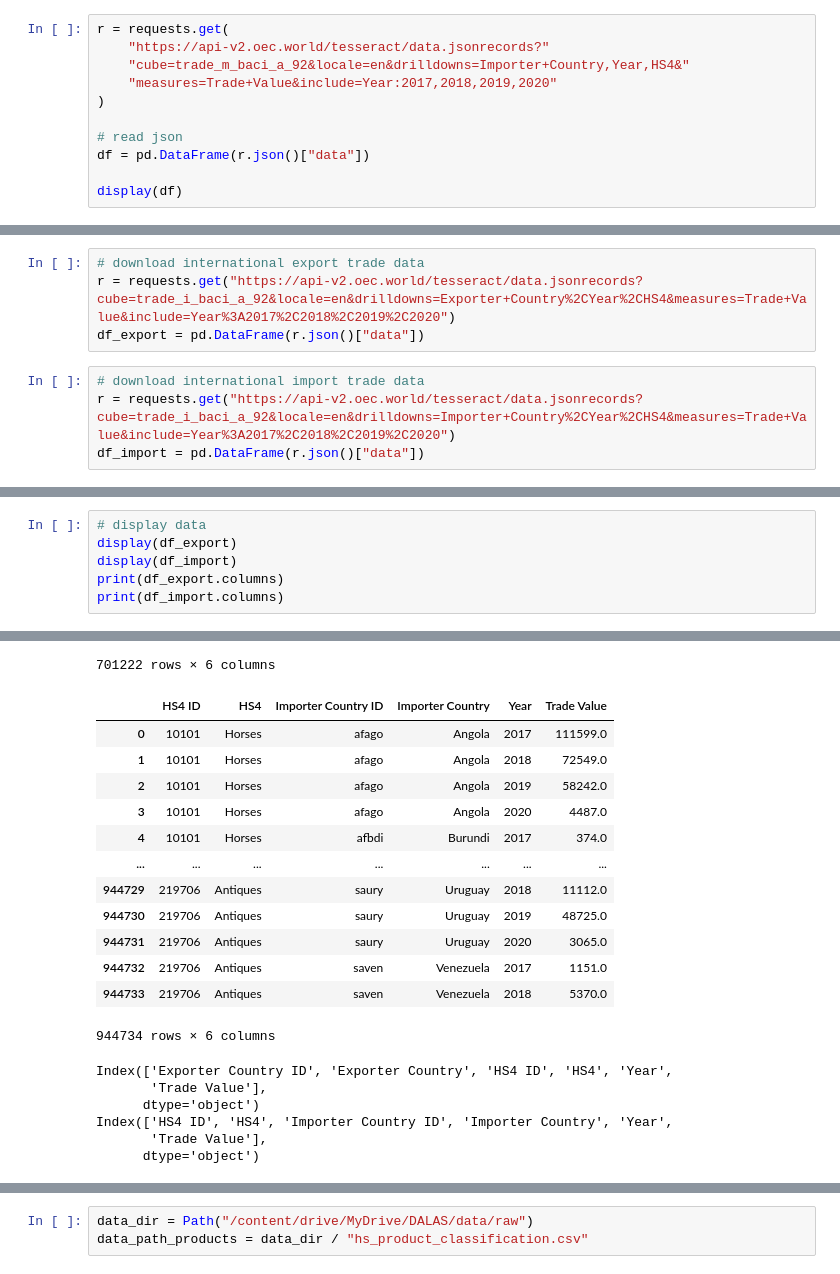
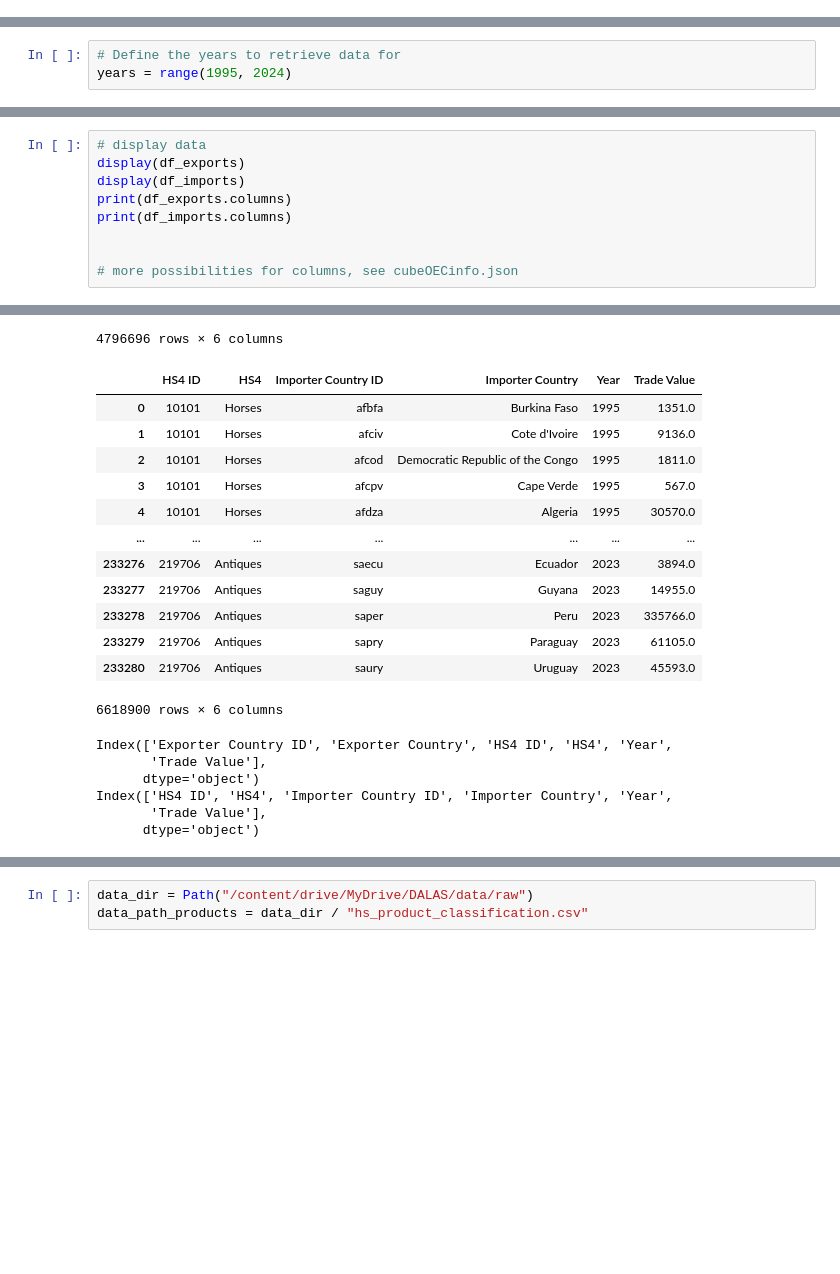
Before and after one commit to linneasandersen/dalas-project, a Jupyter notebook: DataCollection.ipynb, the cells around one changed output, grey strips where cells are left out. Drawn from its saved outputs; the diff is of its cells as text; blank space fills up the shorter version.

Commit message:
OEC data

```diff
--- a/DataCollection.ipynb
+++ b/DataCollection.ipynb
@@ -31,11 +20,0 @@ print(f"Data saved to {raw_path}")
-# %%
-r = requests.get(
-    "https://api-v2.oec.world/tesseract/data.jsonrecords?"
-    "cube=trade_m_baci_a_92&locale=en&drilldowns=Importer+Country,Year,HS4&"
-    "measures=Trade+Value&include=Year:2017,2018,2019,2020"
-)
-
-# read json
-df = pd.DataFrame(r.json()["data"])
-
-display(df)
@@ -44,8 +20,0 @@ KeyError: 'data'
-# %%
-# download international export trade data
-r = requests.get("https://api-v2.oec.world/tesseract/data.jsonrecords?cube=trade_i_baci_a_92&locale=en&drilldowns=Exporter+Country%2CYear%2CHS4&measures=Trade+Value&include=Year%3A2017%2C2018%2C2019%2C2020")
-df_export = pd.DataFrame(r.json()["data"])
-# %%
-# download international import trade data
-r = requests.get("https://api-v2.oec.world/tesseract/data.jsonrecords?cube=trade_i_baci_a_92&locale=en&drilldowns=Importer+Country%2CYear%2CHS4&measures=Trade+Value&include=Year%3A2017%2C2018%2C2019%2C2020")
-df_import = pd.DataFrame(r.json()["data"])
@@ -51,0 +23,3 @@ df_import = pd.DataFrame(r.json()["data"])
+# %%
+# Define the years to retrieve data for
+years = range(1995, 2024)
@@ -52,8 +69,11 @@ df_import = pd.DataFrame(r.json()["data"])
 # %%
 # display data
-display(df_export)
-display(df_import)
-print(df_export.columns)
-print(df_import.columns)
+display(df_exports)
+display(df_imports)
+print(df_exports.columns)
+print(df_imports.columns)
+
+
+# more possibilities for columns, see cubeOECinfo.json
 # %% [output]
 |  | Exporter Country ID | Exporter Country | HS4 ID | HS4 | Year | Trade Value |
@@ -71,17 +91,17 @@ print(df_import.columns)
-701222 rows × 6 columns
+4796696 rows × 6 columns
 |  | HS4 ID | HS4 | Importer Country ID | Importer Country | Year | Trade Value |
-| 0 | 10101 | Horses | afago | Angola | 2017 | 111599.0 |
-| 1 | 10101 | Horses | afago | Angola | 2018 | 72549.0 |
-| 2 | 10101 | Horses | afago | Angola | 2019 | 58242.0 |
-| 3 | 10101 | Horses | afago | Angola | 2020 | 4487.0 |
-| 4 | 10101 | Horses | afbdi | Burundi | 2017 | 374.0 |
+| 0 | 10101 | Horses | afbfa | Burkina Faso | 1995 | 1351.0 |
+| 1 | 10101 | Horses | afciv | Cote d'Ivoire | 1995 | 9136.0 |
+| 2 | 10101 | Horses | afcod | Democratic Republic of the Congo | 1995 | 1811.0 |
+| 3 | 10101 | Horses | afcpv | Cape Verde | 1995 | 567.0 |
+| 4 | 10101 | Horses | afdza | Algeria | 1995 | 30570.0 |
 | ... | ... | ... | ... | ... | ... | ... |
-| 944729 | 219706 | Antiques | saury | Uruguay | 2018 | 11112.0 |
-| 944730 | 219706 | Antiques | saury | Uruguay | 2019 | 48725.0 |
-| 944731 | 219706 | Antiques | saury | Uruguay | 2020 | 3065.0 |
-| 944732 | 219706 | Antiques | saven | Venezuela | 2017 | 1151.0 |
-| 944733 | 219706 | Antiques | saven | Venezuela | 2018 | 5370.0 |
+| 233276 | 219706 | Antiques | saecu | Ecuador | 2023 | 3894.0 |
+| 233277 | 219706 | Antiques | saguy | Guyana | 2023 | 14955.0 |
+| 233278 | 219706 | Antiques | saper | Peru | 2023 | 335766.0 |
+| 233279 | 219706 | Antiques | sapry | Paraguay | 2023 | 61105.0 |
+| 233280 | 219706 | Antiques | saury | Uruguay | 2023 | 45593.0 |
-944734 rows × 6 columns
+6618900 rows × 6 columns
 Index(['Exporter Country ID', 'Exporter Country', 'HS4 ID', 'HS4', 'Year',
        'Trade Value'],
       dtype='object')
```
Also changed, not shown: parts of 11 cells of this notebook.
